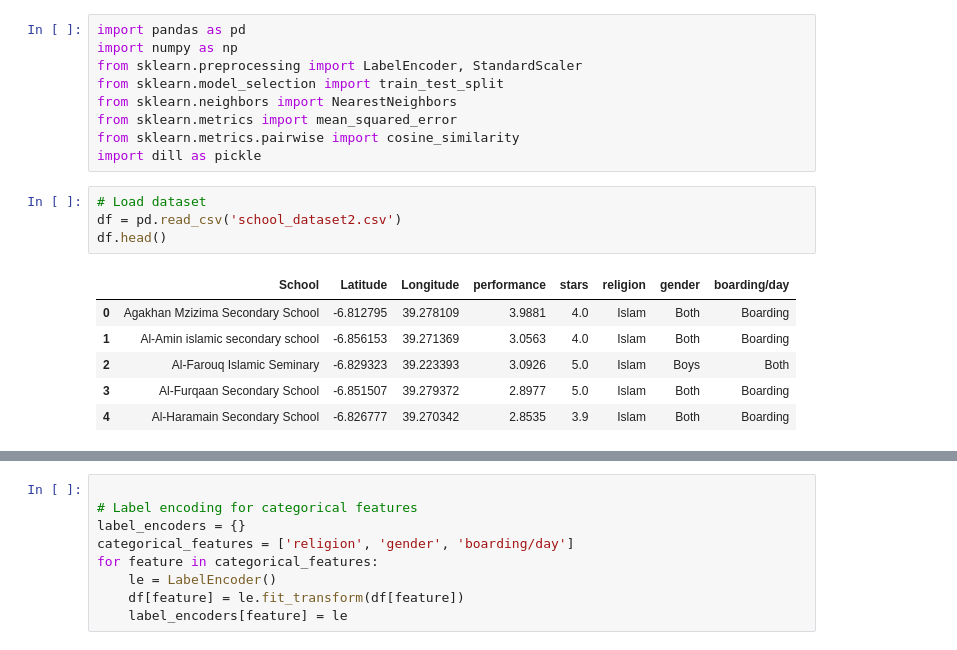
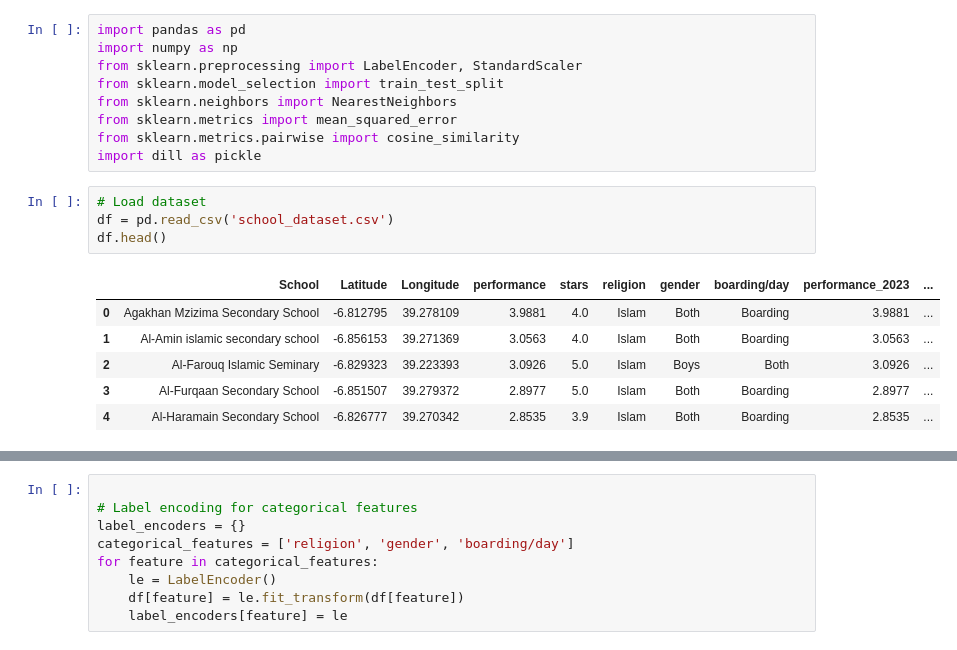
Before and after one commit to imissatz/Academic-Navigator, a Jupyter notebook: data_preparation.ipynb, the cells around one changed output, grey strips where cells are left out. Drawn from its saved outputs; the diff is of its cells as text.

```diff
--- a/data_preparation.ipynb
+++ b/data_preparation.ipynb
@@ -114,12 +114,12 @@ from sklearn.metrics.pairwise import cosine_similarity
 import dill as pickle
 # %%
 # Load dataset
-df = pd.read_csv('school_dataset2.csv')
+df = pd.read_csv('school_dataset.csv')
 df.head()
 # %% [output]
-|  | School | Latitude | Longitude | performance | stars | religion | gender | boarding/day |
-| 0 | Agakhan Mzizima Secondary School | -6.812795 | 39.278109 | 3.9881 | 4.0 | Islam | Both | Boarding |
-| 1 | Al-Amin islamic secondary school | -6.856153 | 39.271369 | 3.0563 | 4.0 | Islam | Both | Boarding |
-| 2 | Al-Farouq Islamic Seminary | -6.829323 | 39.223393 | 3.0926 | 5.0 | Islam | Boys | Both |
-| 3 | Al-Furqaan Secondary School | -6.851507 | 39.279372 | 2.8977 | 5.0 | Islam | Both | Boarding |
-| 4 | Al-Haramain Secondary School | -6.826777 | 39.270342 | 2.8535 | 3.9 | Islam | Both | Boarding |
+|  | School | Latitude | Longitude | performance | stars | religion | gender | boarding/day | performance_2023 | ... |
+| 0 | Agakhan Mzizima Secondary School | -6.812795 | 39.278109 | 3.9881 | 4.0 | Islam | Both | Boarding | 3.9881 | ... |
+| 1 | Al-Amin islamic secondary school | -6.856153 | 39.271369 | 3.0563 | 4.0 | Islam | Both | Boarding | 3.0563 | ... |
+| 2 | Al-Farouq Islamic Seminary | -6.829323 | 39.223393 | 3.0926 | 5.0 | Islam | Boys | Both | 3.0926 | ... |
+| 3 | Al-Furqaan Secondary School | -6.851507 | 39.279372 | 2.8977 | 5.0 | Islam | Both | Boarding | 2.8977 | ... |
+| 4 | Al-Haramain Secondary School | -6.826777 | 39.270342 | 2.8535 | 3.9 | Islam | Both | Boarding | 2.8535 | ... |
```
Also changed, not shown: parts of 2 cells of this notebook, 6 other files.
